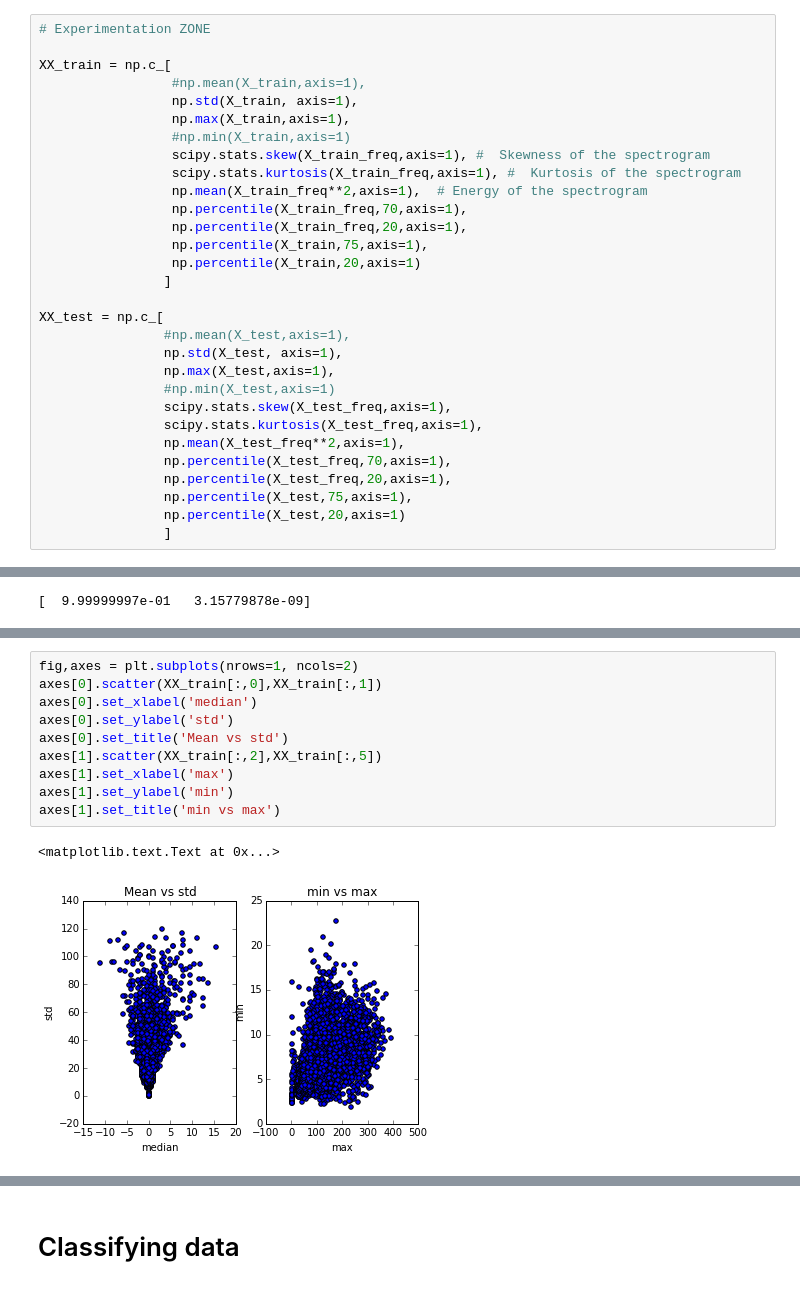
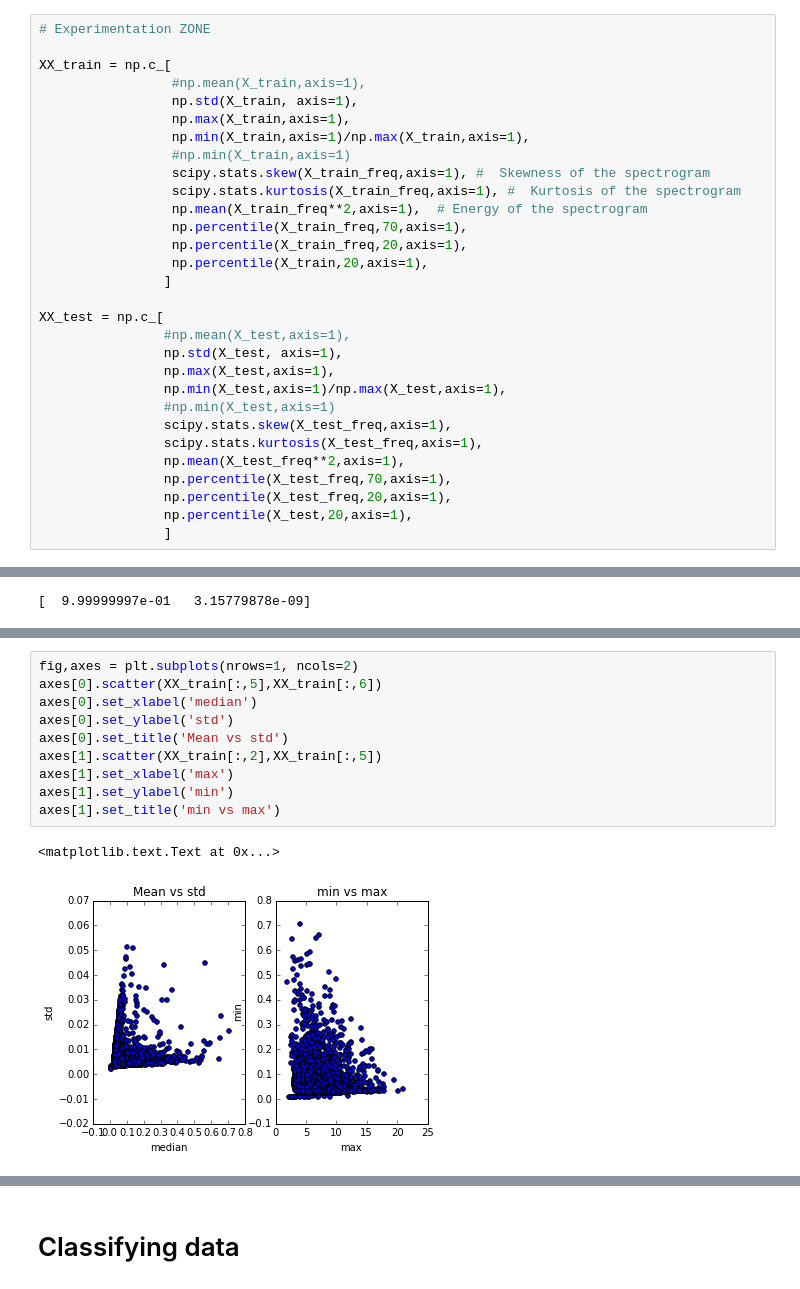
Before and after one commit to anthonyray/data-challenge, a Jupyter notebook: data_exploration/Data Exploration.ipynb, the cells around one changed output, grey strips where cells are left out. Saved outputs shown, nothing was run; the diff lists cells and outputs as text.

```diff
--- a/data_exploration/Data Exploration.ipynb
+++ b/data_exploration/Data Exploration.ipynb
@@ -97,28 +97,28 @@ XX_train = np.c_[
                  #np.mean(X_train,axis=1),
                  np.std(X_train, axis=1),
                  np.max(X_train,axis=1),
+                 np.min(X_train,axis=1)/np.max(X_train,axis=1),
                  #np.min(X_train,axis=1)
                  scipy.stats.skew(X_train_freq,axis=1), #  Skewness of the spectrogram
                  scipy.stats.kurtosis(X_train_freq,axis=1), #  Kurtosis of the spectrogram
                  np.mean(X_train_freq**2,axis=1),  # Energy of the spectrogram
                  np.percentile(X_train_freq,70,axis=1),
                  np.percentile(X_train_freq,20,axis=1),
-                 np.percentile(X_train,75,axis=1),
-                 np.percentile(X_train,20,axis=1)
+                 np.percentile(X_train,20,axis=1),
                 ]
 
 XX_test = np.c_[
                 #np.mean(X_test,axis=1),
                 np.std(X_test, axis=1),
                 np.max(X_test,axis=1),
+                np.min(X_test,axis=1)/np.max(X_test,axis=1),
                 #np.min(X_test,axis=1)
                 scipy.stats.skew(X_test_freq,axis=1),
                 scipy.stats.kurtosis(X_test_freq,axis=1),
                 np.mean(X_test_freq**2,axis=1),
                 np.percentile(X_test_freq,70,axis=1),
                 np.percentile(X_test_freq,20,axis=1),
-                np.percentile(X_test,75,axis=1),
-                np.percentile(X_test,20,axis=1)
+                np.percentile(X_test,20,axis=1),
                 ]
 # %% [markdown]
 # Dimensionality Reduction
@@ -134,13 +135,13 @@ print(pca.explained_variance_ratio_)
 # %%
 fig,axes = plt.subplots(nrows=1, ncols=2)
-axes[0].scatter(XX_train[:,0],XX_train[:,1])
+axes[0].scatter(XX_train[:,5],XX_train[:,6])
 axes[0].set_xlabel('median')
 axes[0].set_ylabel('std')
 axes[0].set_title('Mean vs std')
 axes[1].scatter(XX_train[:,2],XX_train[:,5])
 axes[1].set_xlabel('max')
 axes[1].set_ylabel('min')
 axes[1].set_title('min vs max')
 # %% [output]
 <matplotlib.text.Text at 0x...>
-[figure, old version]
+[figure, new version]
```
Also changed, not shown: parts of 4 cells of this notebook, 1 other file.
